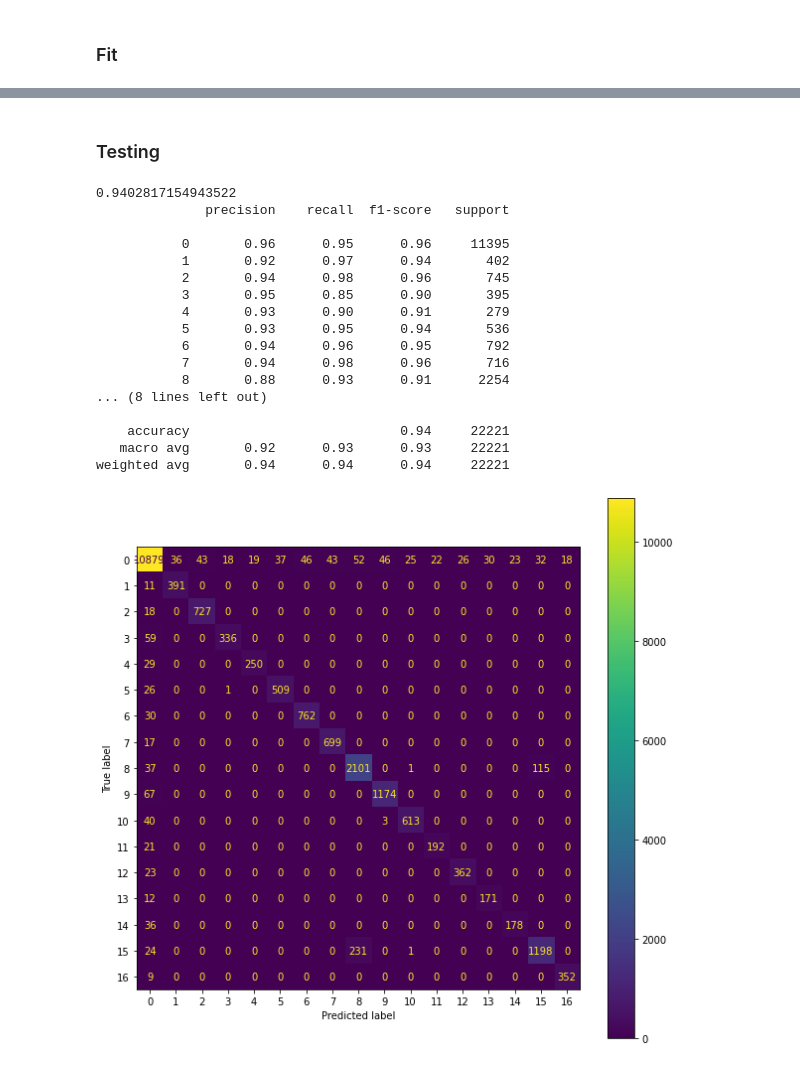
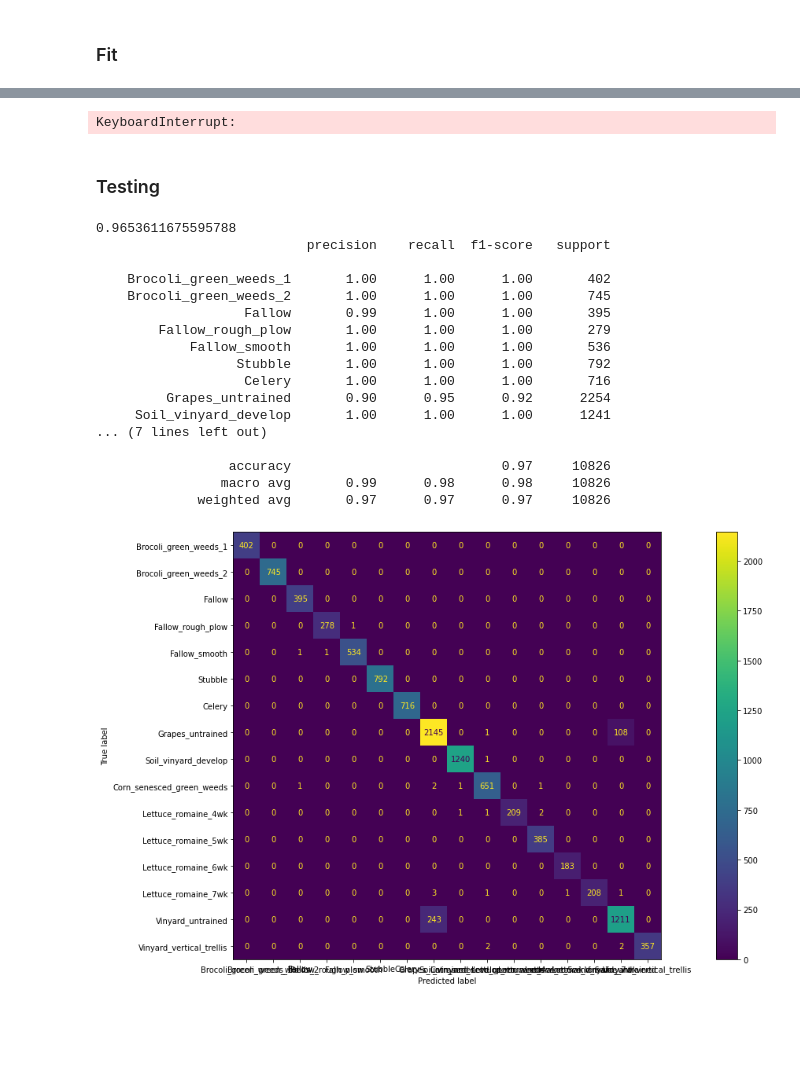
Before and after one commit to DarkPaquito/iml-project, a Jupyter notebook: Project_IML_guillaume_decision_tree.ipynb, the cells around one changed output, grey strips where cells are left out. Drawn from its saved outputs; the diff is of its cells as text; code cells hidden in the pictures; blank space fills up the shorter version.

Commit message:
Removed the 0 and tested on the second image the random forest

```diff
--- a/Project_IML_guillaume_decision_tree.ipynb
+++ b/Project_IML_guillaume_decision_tree.ipynb
@@ -240,4 +158,0 @@ Wall time: 39.3 s
-# %%
-%%time
-base_model.fit(X1_train, Y1_train)
-base_model.score(X1_test, Y1_test)
@@ -330,3 +158,0 @@ df
-# %%
-print(gs.best_params_)
-clf = gs.best_estimator_
@@ -341,0 +161,4 @@ KeyboardInterrupt:
+# %%
+%%time
+pipe_salinas.fit(X1_train, Y1_train)
+pipe_salinas.score(X1_test, Y1_test)
@@ -342,33 +286,40 @@ KeyboardInterrupt:
+# %%
+from sklearn.tree import plot_tree
+plt.figure(figsize=(15,15))
+plot_tree(clf, class_names=classes_names_salinas)
+plt.show()
+# %% [output]
+KeyboardInterrupt:
 # %% [markdown]
 ### Testing
 # %%
 from sklearn.metrics import plot_confusion_matrix, classification_report
 # %%
-def plot_classification_and_confusion_matrix(clf, X_test, Y_test):
+def plot_classification_and_confusion_matrix(clf, X_test, Y_test, class_names):
     print(clf.score(X_test, Y_test))
-    print(classification_report(Y_test, clf.predict(X_test)))
+    print(classification_report(Y_test, clf.predict(X_test), target_names=class_names))
 
-    fig, ax = plt.subplots(figsize=(10, 10))
-    plot_confusion_matrix(clf, X_test, Y_test, ax=ax)
+    fig, ax = plt.subplots(figsize=(25, 10))
+    plot_confusion_matrix(clf, X_test, Y_test, ax=ax, display_labels=class_names)
     plt.show()
-# %%
-plot_classification_and_confusion_matrix(clf, X1_test, Y1_test)
-# %% [output]
-0.9402817154943522
-              precision    recall  f1-score   support
-
-           0       0.96      0.95      0.96     11395
-           1       0.92      0.97      0.94       402
-           2       0.94      0.98      0.96       745
-           3       0.95      0.85      0.90       395
-           4       0.93      0.90      0.91       279
-           5       0.93      0.95      0.94       536
-           6       0.94      0.96      0.95       792
-           7       0.94      0.98      0.96       716
-           8       0.88      0.93      0.91      2254
-... (8 lines left out)
-
-    accuracy                           0.94     22221
-   macro avg       0.92      0.93      0.93     22221
-weighted avg       0.94      0.94      0.94     22221
-[figure, removed]
+# %%
+plot_classification_and_confusion_matrix(pipe_salinas, X1_test, Y1_test, classes_names_salinas)
+# %% [output]
+0.9653611675595788
+                           precision    recall  f1-score   support
+
+    Brocoli_green_weeds_1       1.00      1.00      1.00       402
+    Brocoli_green_weeds_2       1.00      1.00      1.00       745
+                   Fallow       0.99      1.00      1.00       395
+        Fallow_rough_plow       1.00      1.00      1.00       279
+            Fallow_smooth       1.00      1.00      1.00       536
+                  Stubble       1.00      1.00      1.00       792
+                   Celery       1.00      1.00      1.00       716
+         Grapes_untrained       0.90      0.95      0.92      2254
+     Soil_vinyard_develop       1.00      1.00      1.00      1241
+... (7 lines left out)
+
+                 accuracy                           0.97     10826
+                macro avg       0.99      0.98      0.98     10826
+             weighted avg       0.97      0.97      0.97     10826
+[figure, added]
```
Also changed, not shown: parts of 47 cells of this notebook.
